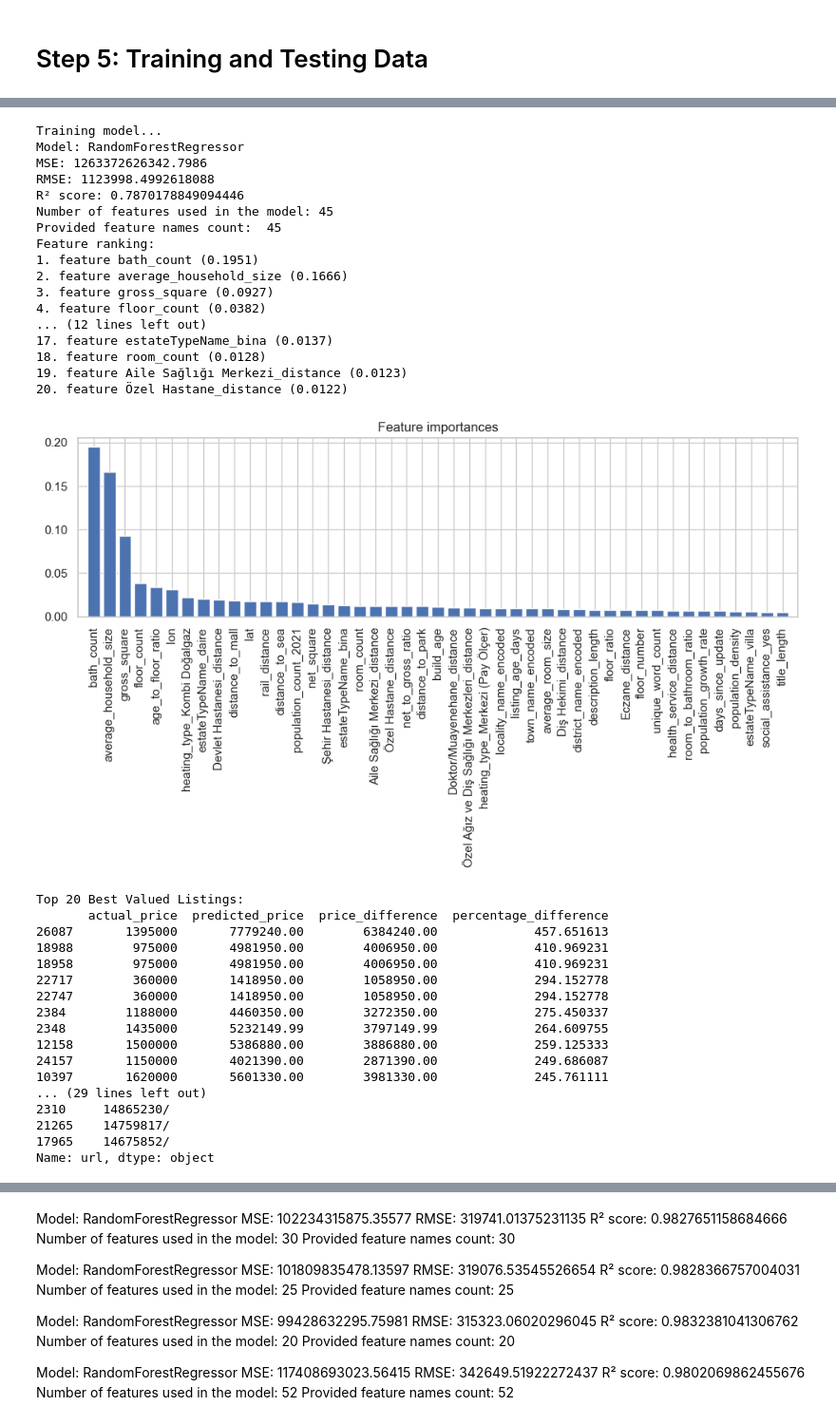
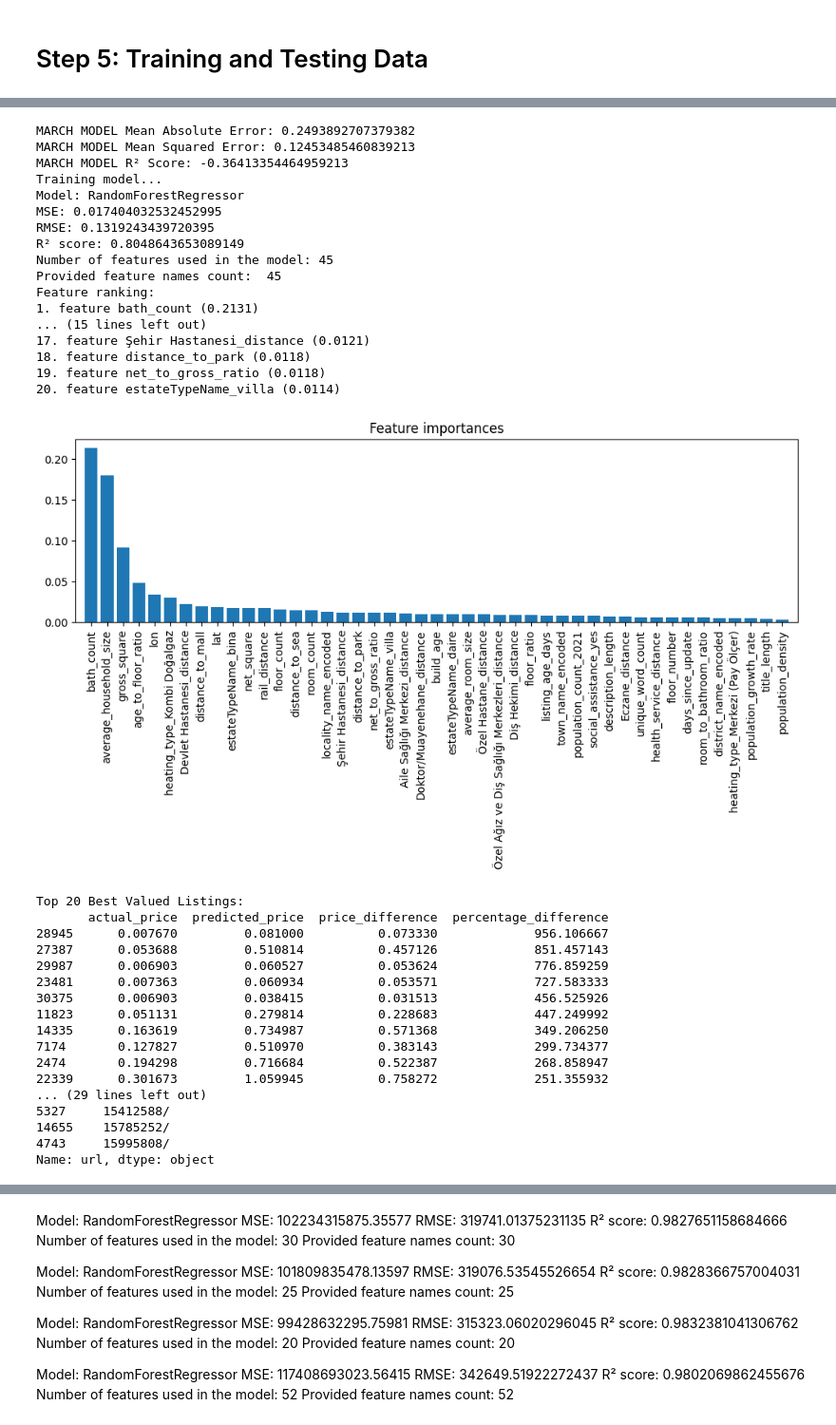
Before and after one commit to mhsendur/RealEstateTweetBot, a Jupyter notebook: modeling_latest.ipynb, the cells around one changed output, grey strips where cells are left out. Shown: that part at 95% size. Cells and saved outputs as stored; diff of their text form; code cells hidden in the pictures.

Commit message:
Model trained by March, predicting Current

```diff
--- a/modeling_latest.ipynb
+++ b/modeling_latest.ipynb
@@ -2367,12 +2436,12 @@ filtered_features = [
 filtered_features = list(set(filtered_features))
 
 # Filter the DataFrame for outliers
-Q1 = df['price'].quantile(0.25)
-Q3 = df['price'].quantile(0.75)
+Q1 = df['usd_price/index'].quantile(0.25)
+Q3 = df['usd_price/index'].quantile(0.75)
 IQR = Q3 - Q1
 lower_bound = Q1 - 1.5 * IQR
 upper_bound = Q3 + 1.5 * IQR
-df_filtered = df[(df['price'] >= lower_bound) & (df['price'] <= upper_bound)]
+df_filtered = df[(df['usd_price/index'] >= lower_bound) & (df['usd_price/index'] <= upper_bound)]
 
 # Recalculate the numerical features from the filtered DataFrame
 X_numerical_filtered = df_filtered[filtered_features].fillna(df_filtered[filtered_features].median())
@@ -2384,13 +2453,25 @@ X_numerical_scaled_filtered = scaler.fit_transform(X_numerical_filtered)
 X_filtered = X_numerical_scaled_filtered
 
 # Labels
-y_filtered = df_filtered['price']
+y_filtered = df_filtered['usd_price/index']
 
 all_feature_names = filtered_features
 # Check for duplicate features in the final feature list
 duplicate_features = [feature for feature in all_feature_names if all_feature_names.count(feature) > 1]
 if duplicate_features:
     print(f"Duplicate features found: {duplicate_features}")
+
+# MARCH MODEL TESTING ON CURRENT ADS
+from sklearn.metrics import mean_absolute_error
+loaded_model = joblib.load('mart_rf.joblib')
+pred_march = loaded_model.predict(X_filtered)
+mae = mean_absolute_error(y_filtered, pred_march)  # Mean Absolute Error
+mse = mean_squared_error(y_filtered, pred_march)    # Mean Squared Error
+r2 = r2_score(y_filtered, pred_march)                # R² score
+print(f"MARCH MODEL Mean Absolute Error: {mae}")
+print(f"MARCH MODEL Mean Squared Error: {mse}")
+print(f"MARCH MODEL R² Score: {r2}")
+
 
 # Splitting the data
 X_train_filtered, X_test_filtered, y_train_filtered, y_test_filtered = train_test_split(X_filtered, y_filtered, test_size=0.2, random_state=42)
@@ -2469,5 +2550,13 @@ def train_evaluate_model(model, X_train, X_test, y_train, y_test, feature_names)
 feature_names = all_feature_names  # This should include all feature names used to form
 
 model = RandomForestRegressor(n_estimators=100, random_state=42)
+
 train_evaluate_model(model, X_train_filtered, X_test_filtered, y_train_filtered, y_test_filtered, feature_names)
+
+# DELETE OR COMMENT OUT BELOW
+# save model
+"""
+model.fit(X_filtered, y_filtered)
+joblib.dump(model, 'mart_rf.joblib')
+"""
 # %% [output]
@@ -2476,36 +2564,36 @@ train_evaluate_model(model, X_train_filtered, X_test_filtered, y_train_filtered,
 [nltk_data]   Package stopwords is already up-to-date!
+MARCH MODEL Mean Absolute Error: 0.2493892707379382
+MARCH MODEL Mean Squared Error: 0.12453485460839213
+MARCH MODEL R² Score: -0.36413354464959213
 Training model...
 Model: RandomForestRegressor
-MSE: 1263372626342.7986
-RMSE: 1123998.4992618088
-R² score: 0.7870178849094446
+MSE: 0.017404032532452995
+RMSE: 0.1319243439720395
+R² score: 0.8048643653089149
 Number of features used in the model: 45
 Provided feature names count:  45
 Feature ranking:
-1. feature bath_count (0.1951)
-2. feature average_household_size (0.1666)
-3. feature gross_square (0.0927)
-4. feature floor_count (0.0382)
-... (12 lines left out)
-17. feature estateTypeName_bina (0.0137)
-18. feature room_count (0.0128)
-19. feature Aile Sağlığı Merkezi_distance (0.0123)
-20. feature Özel Hastane_distance (0.0122)
+1. feature bath_count (0.2131)
+... (15 lines left out)
+17. feature Şehir Hastanesi_distance (0.0121)
+18. feature distance_to_park (0.0118)
+19. feature net_to_gross_ratio (0.0118)
+20. feature estateTypeName_villa (0.0114)
-[figure, old version]
+[figure, new version]
 Top 20 Best Valued Listings:
        actual_price  predicted_price  price_difference  percentage_difference
-26087       1395000       7779240.00        6384240.00             457.651613
-18988        975000       4981950.00        4006950.00             410.969231
-18958        975000       4981950.00        4006950.00             410.969231
-22717        360000       1418950.00        1058950.00             294.152778
-22747        360000       1418950.00        1058950.00             294.152778
-2384        1188000       4460350.00        3272350.00             275.450337
-2348        1435000       5232149.99        3797149.99             264.609755
-12158       1500000       5386880.00        3886880.00             259.125333
-24157       1150000       4021390.00        2871390.00             249.686087
-10397       1620000       5601330.00        3981330.00             245.761111
+28945      0.007670         0.081000          0.073330             956.106667
+27387      0.053688         0.510814          0.457126             851.457143
+29987      0.006903         0.060527          0.053624             776.859259
+23481      0.007363         0.060934          0.053571             727.583333
+30375      0.006903         0.038415          0.031513             456.525926
+11823      0.051131         0.279814          0.228683             447.249992
+14335      0.163619         0.734987          0.571368             349.206250
+7174       0.127827         0.510970          0.383143             299.734377
+2474       0.194298         0.716684          0.522387             268.858947
+22339      0.301673         1.059945          0.758272             251.355932
 ... (29 lines left out)
-2310     14865230/
-21265    14759817/
-17965    14675852/
+5327     15412588/
+14655    15785252/
+4743     15995808/
 Name: url, dtype: object
```
Also changed, not shown: parts of 33 cells of this notebook, 2 other files.
